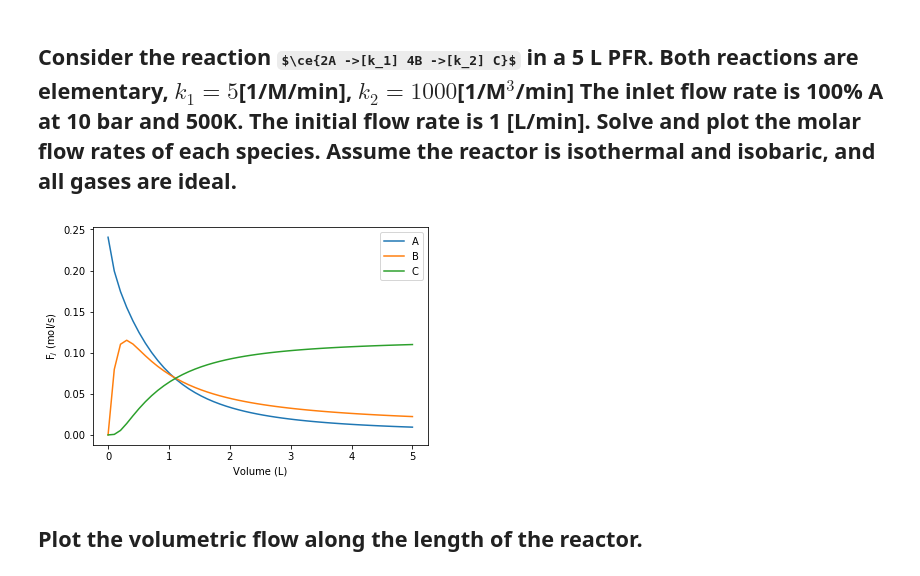
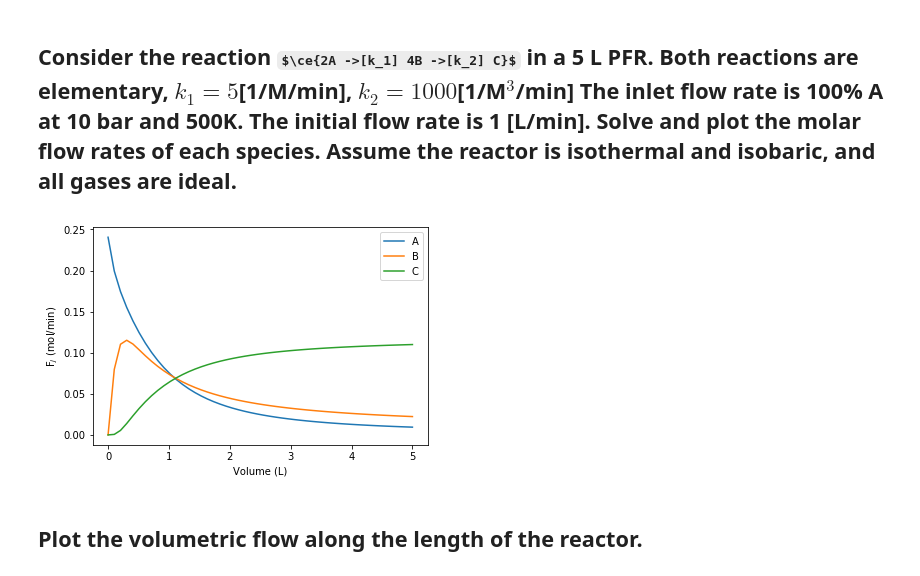
Before and after one commit to vikeinstein/f18-06625, a Jupyter notebook: assignments/HW3-solution.ipynb, the cells around one changed output. Cells and saved outputs as stored; diff of their text form; code cells hidden in the pictures; some formulas as TeX source.

Commit message:
small typo
unit in figure for 3.1

```diff
--- a/assignments/HW3-solution.ipynb
+++ b/assignments/HW3-solution.ipynb
@@ -216,35 +216,35 @@ def dFdV(F, V):
     rc = r2
 
     dFadV = ra
     dFbdV = rb
     dFcdV = rc
 
     return [dFadV, dFbdV, dFcdV]
 
 
 Vspan = np.linspace(0, 5)  # L
 
 # Initial conditions, one for each ODE
 F0 = [Fa0, 0, 0]
 
 sol = odeint(dFdV, F0, Vspan)
 
 import matplotlib.pyplot as plt
 Fa = sol[:,0]
 Fb = sol[:,1]
 Fc = sol[:,2]
 
 plt.plot(Vspan, Fa,
          Vspan, Fb,
          Vspan, Fc)
 
 plt.xlabel('Volume (L)')
-plt.ylabel('F$_j$ (mol/s)')
+plt.ylabel('F$_j$ (mol/min)')
 
 plt.legend(['A', 'B', 'C'])
 plt.show()
 # %% [output]
-[figure, old version]
+[figure, new version]
 # %% [markdown]
 ## Plot the volumetric flow along the length of the reactor.
 # %%
```
